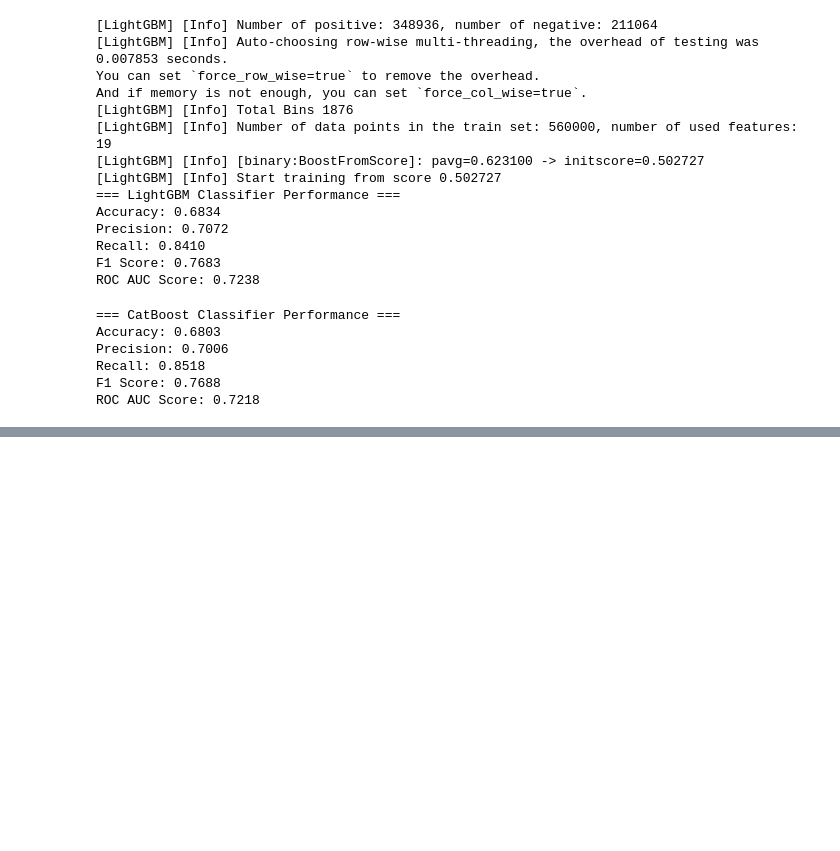
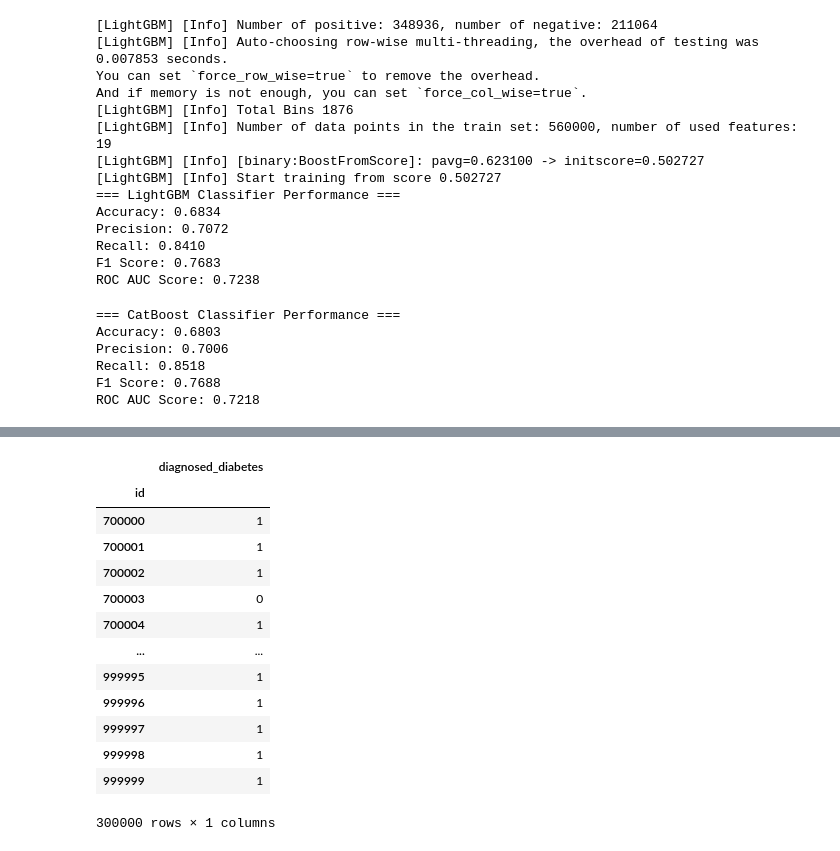
Before and after one commit to Musheng-bot/AI-Project, a Jupyter notebook: run.ipynb, the cells around one changed output, grey strips where cells are left out. Saved outputs shown, nothing was run; the diff lists cells and outputs as text; code cells hidden in the pictures; blank space fills up the shorter version.

```diff
--- a/run.ipynb
+++ b/run.ipynb
@@ -228,0 +278,18 @@ ROC AUC Score: 0.7218
+# %%
+test_df = pd.DataFrame(test_pred, columns=['diagnosed_diabetes'], index=test_data['id'])
+test_df
+# %% [output]
+|  | diagnosed_diabetes |
+| id |  |
+| 700000 | 1 |
+| 700001 | 1 |
+| 700002 | 1 |
+| 700003 | 0 |
+| 700004 | 1 |
+| ... | ... |
+| 999995 | 1 |
+| 999996 | 1 |
+| 999997 | 1 |
+| 999998 | 1 |
+| 999999 | 1 |
+300000 rows × 1 columns
```
Also changed, not shown: parts of 4 cells of this notebook, 1 other file.
